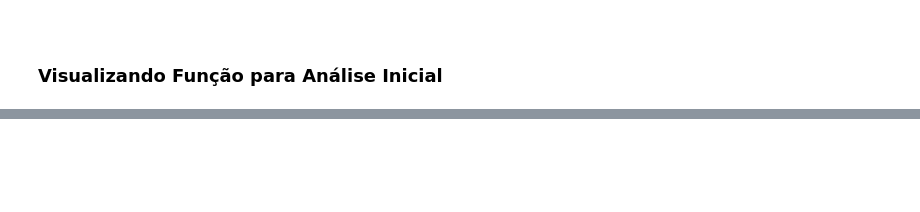
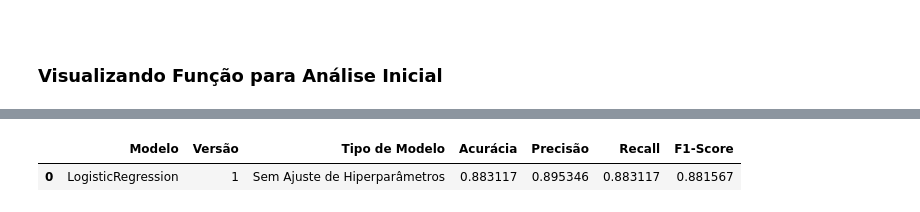
Before and after one commit to EduardoBran/Python_-_Machine_Learning_com_Apache_Spark, a Jupyter notebook: 04.Lab_4_-_Prevendo_Se_Uma_Mensagem_e_Spam_-_Classificacao_Binaria_Prob.ipynb, the cells around one changed output, grey strips where cells are left out. Drawn from its saved outputs; the diff is of its cells as text; code cells hidden in the pictures; blank space fills up the shorter version.

```diff
--- a/04.Lab_4_-_Prevendo_Se_Uma_Mensagem_e_Spam_-_Classificacao_Binaria_Prob.ipynb
+++ b/04.Lab_4_-_Prevendo_Se_Uma_Mensagem_e_Spam_-_Classificacao_Binaria_Prob.ipynb
@@ -256,0 +458,57 @@ funcao_analise_inicial(df_pandas)
+# %%
+from pyspark.ml.classification import LogisticRegression
+
+# Criação do modelo
+lrClassifier = LogisticRegression(featuresCol="features", labelCol="label")
+
+# Criação do Pipeline
+pipeline_lr = Pipeline(stages=[tokenizador, term_frequency, inverse_tf, lrClassifier])
+
+# Treinamento do modelo com o Pipeline
+modelo_lr = pipeline_lr.fit(dados_treino)
+
+# Previsões nos dados de teste
+previsoes_lr = modelo_lr.transform(dados_teste)
+
+# Avaliando as métricas
+avaliador_acuracia_lr = MulticlassClassificationEvaluator(predictionCol="prediction",
+                                                          labelCol="label",
+                                                          metricName="accuracy")
+
+avaliador_precisao_lr = MulticlassClassificationEvaluator(predictionCol="prediction",
+                                                          labelCol="label",
+                                                          metricName="weightedPrecision")
+
+avaliador_recall_lr = MulticlassClassificationEvaluator(predictionCol="prediction",
+                                                        labelCol="label",
+                                                        metricName="weightedRecall")
+
+avaliador_f1_lr = MulticlassClassificationEvaluator(predictionCol="prediction",
+                                                    labelCol="label",
+                                                    metricName="f1")
+
+# Calculando as métricas
+acuracia_lr = avaliador_acuracia_lr.evaluate(previsoes_lr)
+precisao_lr = avaliador_precisao_lr.evaluate(previsoes_lr)
+recall_lr = avaliador_recall_lr.evaluate(previsoes_lr)
+f1_score_lr = avaliador_f1_lr.evaluate(previsoes_lr)
+
+# Salvando as métricas no DataFrame
+modelo_lr = pd.DataFrame({
+    'Modelo': ['LogisticRegression'],
+    'Versão': ['1'],
+    'Tipo de Modelo': ['Sem Ajuste de Hiperparâmetros'],
+    'Acurácia': [acuracia_lr],
+    'Precisão': [precisao_lr],
+    'Recall': [recall_lr],
+    'F1-Score': [f1_score_lr]
+})
+
+# Concatenando com o DataFrame existente
+df_modelos = pd.concat([df_modelos, modelo_lr], ignore_index=True)
+
+# Visualizando o DataFrame com as métricas
+display(df_modelos)
+# %% [output]
+|  | Modelo | Versão | Tipo de Modelo | Acurácia | Precisão | Recall | F1-Score |
+| 0 | LogisticRegression | 1 | Sem Ajuste de Hiperparâmetros | 0.883117 | 0.895346 | 0.883117 | 0.881567 |
```
Also changed, not shown: parts of 24 cells of this notebook, 2 other files.
